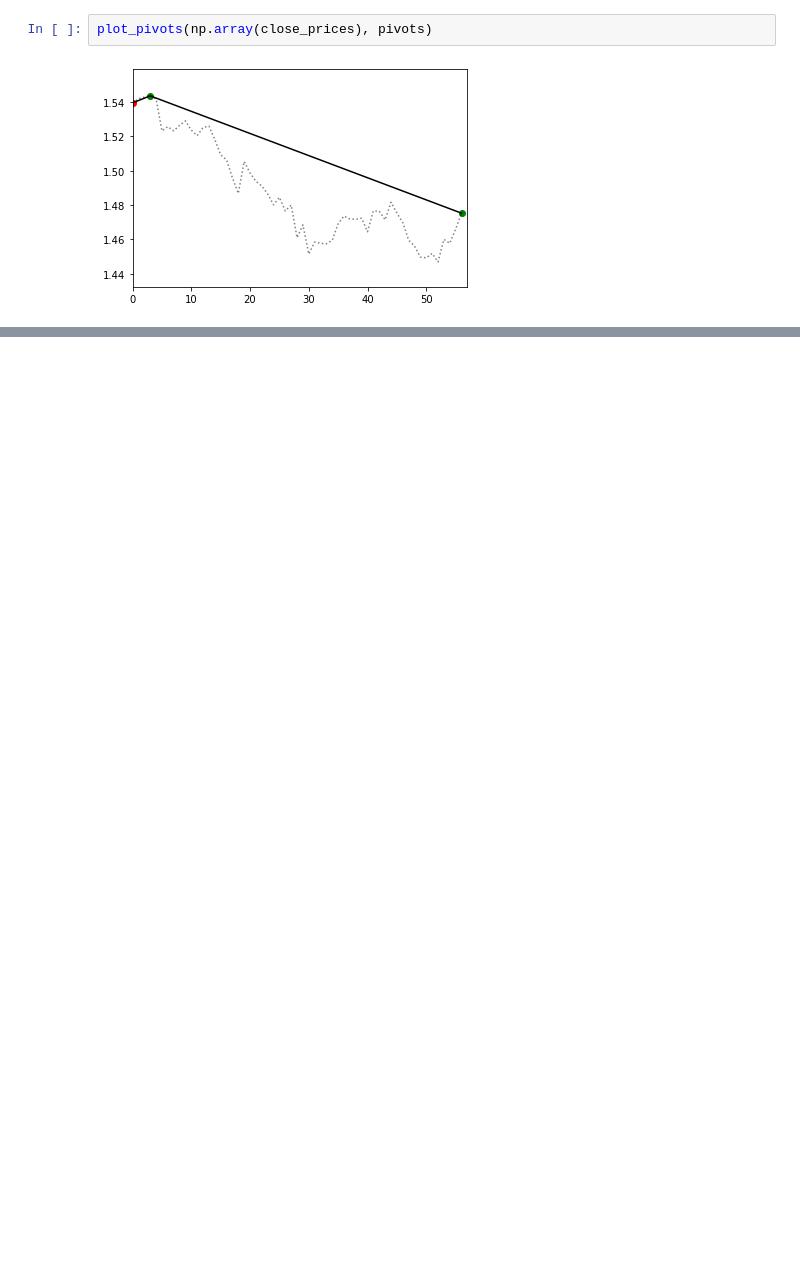
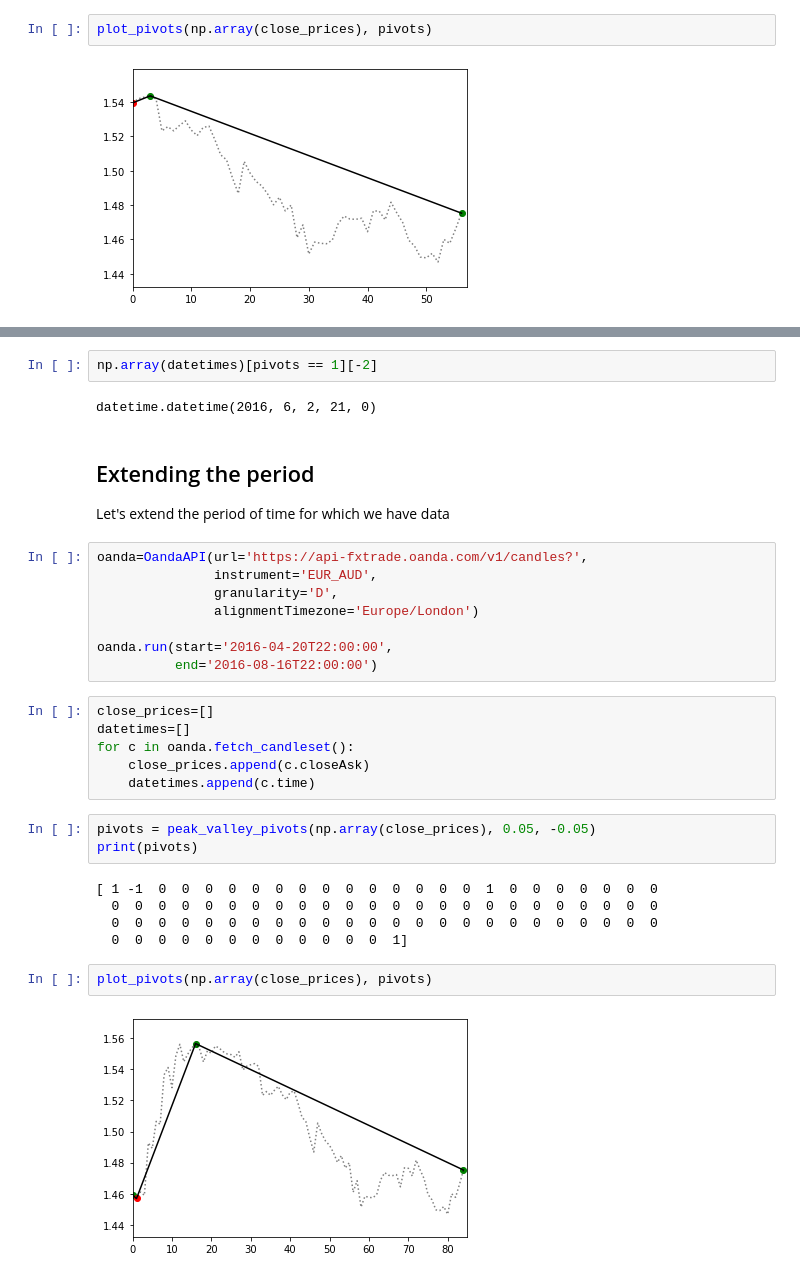
Before and after one commit to FOREXfunguru/FOREX, a Jupyter notebook: learning_nbs/Detecting the start of trend with the zigzag algorithm.ipynb, the cells around one changed output, grey strips where cells are left out. Drawn from its saved outputs; the diff is of its cells as text; blank space fills up the shorter version.

```diff
--- a/learning_nbs/Detecting the start of trend with the zigzag algorithm.ipynb
+++ b/learning_nbs/Detecting the start of trend with the zigzag algorithm.ipynb
@@ -38,0 +137,33 @@ plot_pivots(np.array(close_prices), pivots)
+# %%
+np.array(datetimes)[pivots == 1][-2]
+# %% [output]
+datetime.datetime(2016, 6, 2, 21, 0)
+# %% [markdown]
+## Extending the period
+Let's extend the period of time for which we have data
+# %%
+oanda=OandaAPI(url='https://api-fxtrade.oanda.com/v1/candles?',
+               instrument='EUR_AUD',
+               granularity='D',
+               alignmentTimezone='Europe/London')
+
+oanda.run(start='2016-04-20T22:00:00',
+          end='2016-08-16T22:00:00')
+# %%
+close_prices=[]
+datetimes=[]
+for c in oanda.fetch_candleset():
+    close_prices.append(c.closeAsk)
+    datetimes.append(c.time)
+# %%
+pivots = peak_valley_pivots(np.array(close_prices), 0.05, -0.05)
+print(pivots)
+# %% [output]
+[ 1 -1  0  0  0  0  0  0  0  0  0  0  0  0  0  0  1  0  0  0  0  0  0  0
+  0  0  0  0  0  0  0  0  0  0  0  0  0  0  0  0  0  0  0  0  0  0  0  0
+  0  0  0  0  0  0  0  0  0  0  0  0  0  0  0  0  0  0  0  0  0  0  0  0
+  0  0  0  0  0  0  0  0  0  0  0  0  1]
+# %%
+plot_pivots(np.array(close_prices), pivots)
+# %% [output]
+[figure, added]
```
Also changed, not shown: parts of 47 cells of this notebook.
